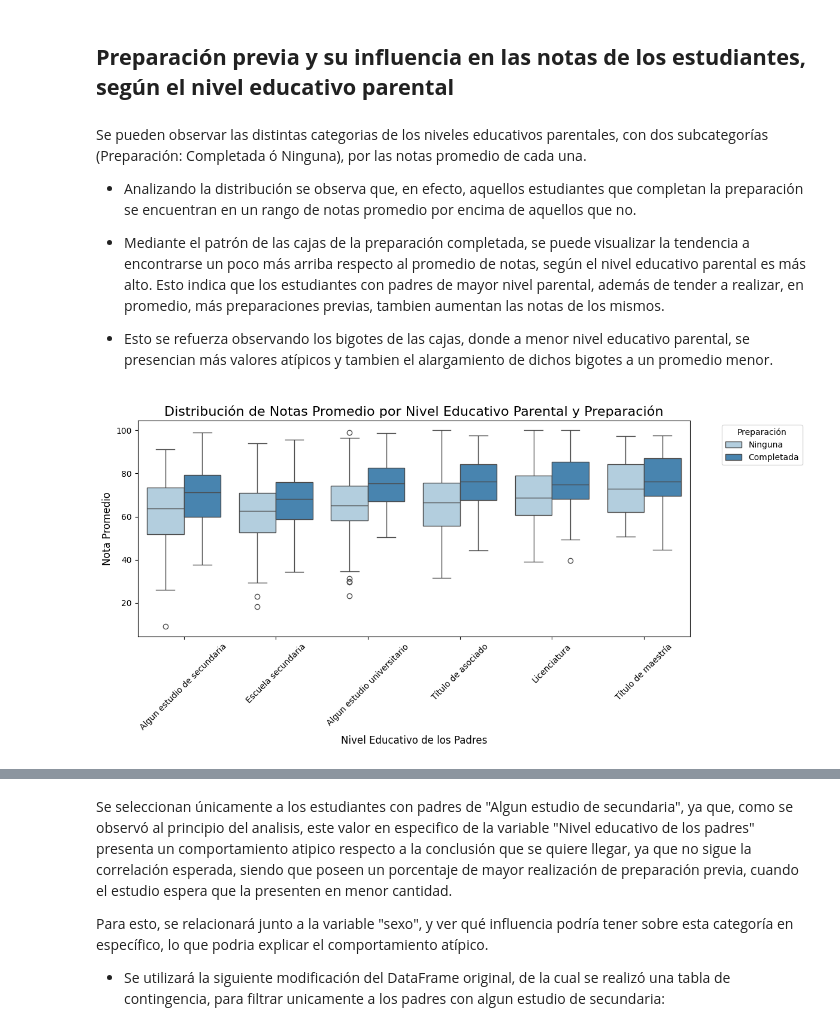
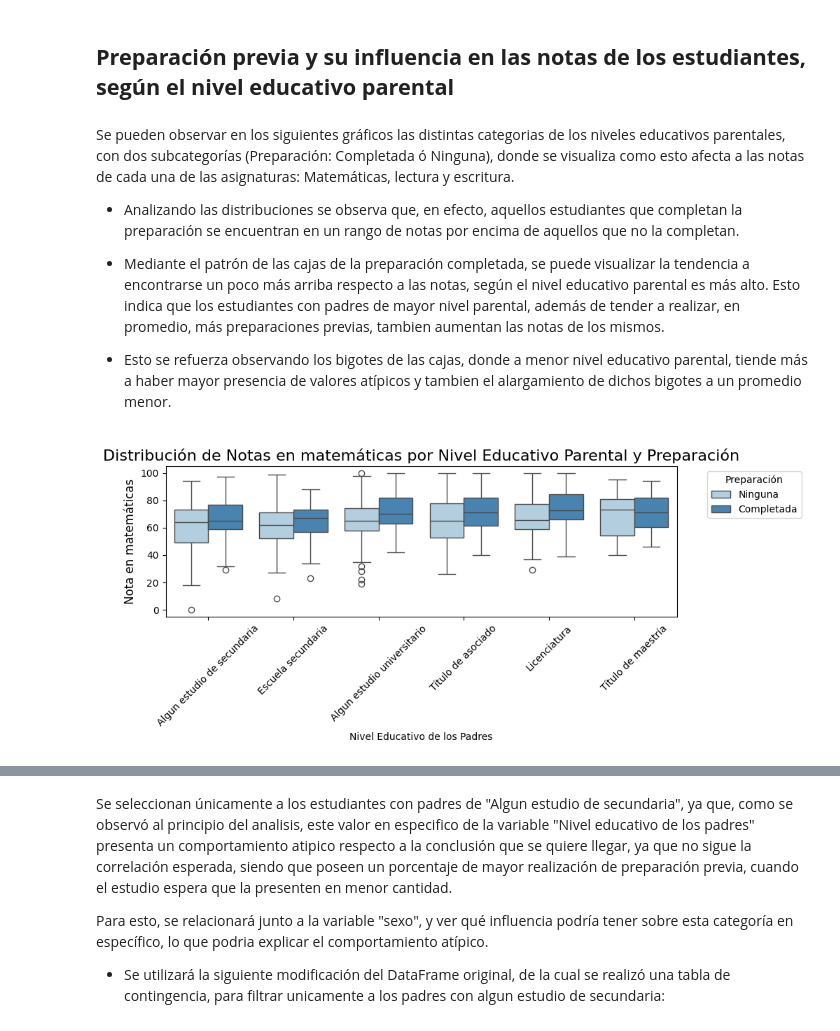
Before and after one commit to Zadquiel-niev/StudentsPerformance-G5-G6-Grupo-5, a Jupyter notebook: jupyter.ipynb, the cells around one changed output, grey strips where cells are left out. Cells and saved outputs as stored; diff of their text form; code cells hidden in the pictures.

Commit message:
Mejora visual

```diff
--- a/jupyter.ipynb
+++ b/jupyter.ipynb
@@ -29,8 +29,11 @@ csv = ('https://raw.githubusercontent.com/Rickfer14/StudentsPerformance-G5-G6-Gr
 'miento%20de%20los%20estudiantes%20de%205to%20y%206to%20grado.csv')
 df = pd.read_csv(csv)
 
-df = df.drop(columns=['Raza', 'Nota en matemáticas', 'Nota en lectura', 'Nota en escritura', 'Nota', 'Almuerzo'])
-
+#modificación de la BBDD para mejor legibilidad
+df = df.drop(columns=['Raza',  'Nota', 'Almuerzo', 'Promedio'])
+df = df.rename(columns={'Nota en matemáticas':'Matemática',
+                        'Nota en lectura':'lectura',
+                        'Nota en escritura':'Escritura'})
 #mostrar primeras 5 filas del csv
 df.head(5)
 # %% [output]
@@ -221,35 +224,35 @@ plt.show()
 # %% [markdown]
 ## **Preparación previa y su influencia en las notas de los estudiantes, según el nivel educativo parental**
 # %% [markdown]
-Se pueden observar las distintas categorias de los niveles educativos parentales, con dos subcategorías (Preparación: Completada ó Ninguna), por las notas promedio de cada una.
+Se pueden observar en los siguientes gráficos las distintas categorias de los niveles educativos parentales, con dos subcategorías (Preparación: Completada ó Ninguna), donde se visualiza como esto afecta a las notas de cada una de las asignaturas: Matemáticas, lectura y escritura.
 
-- Analizando la distribución se observa que, en efecto, aquellos estudiantes que completan la preparación se encuentran en un rango de notas promedio por encima de aquellos que no.
+- Analizando las distribuciones se observa que, en efecto, aquellos estudiantes que completan la preparación se encuentran en un rango de notas por encima de aquellos que no la completan.
 
-- Mediante el patrón de las cajas de la preparación completada, se puede visualizar la tendencia a encontrarse un poco más arriba respecto al promedio de notas, según el nivel educativo parental es más alto. Esto indica que los estudiantes con padres de mayor nivel parental, además de tender a realizar, en promedio, más preparaciones previas, tambien aumentan las notas de los mismos.
+- Mediante el patrón de las cajas de la preparación completada, se puede visualizar la tendencia a encontrarse un poco más arriba respecto a las notas, según el nivel educativo parental es más alto. Esto indica que los estudiantes con padres de mayor nivel parental, además de tender a realizar, en promedio, más preparaciones previas, tambien aumentan las notas de los mismos.
 
-- Esto se refuerza observando los bigotes de las cajas, donde a menor nivel educativo parental, se presencian más valores atípicos y tambien el alargamiento de dichos bigotes a un promedio menor.
+- Esto se refuerza observando los bigotes de las cajas, donde a menor nivel educativo parental, tiende más a haber mayor presencia de valores atípicos y tambien el alargamiento de dichos bigotes a un promedio menor.
 # %%
 # Creando el grafico
-plt.figure(figsize=(12, 6))
+plt.figure(figsize=(10, 4.5))
 sns.boxplot(
     x='Nivel educativo de los padres',
-    y='Promedio',
+    y='Nota en matemáticas',
     hue='Preparación',
     data=df,
     order=orden_jerarquico,
     palette='Blues'
 )
 
 # Añadir etiquetas y título
-plt.title('Distribución de Notas Promedio por Nivel Educativo Parental y Preparación', fontsize=16)
-plt.xlabel('Nivel Educativo de los Padres', fontsize=12)
-plt.ylabel('Nota Promedio', fontsize=12)
+plt.title('Distribución de Notas en matemáticas por Nivel Educativo Parental y Preparación', fontsize=16)
+plt.xlabel('Nivel Educativo de los Padres', fontsize=10)
+plt.ylabel('Nota en matemáticas', fontsize=12)
 plt.xticks(rotation=45)
 
 # Mostrar la leyenda
 plt.legend(title='Preparación', bbox_to_anchor=(1.05, 1), loc='upper left')
 
 # Ajustar el layout
 plt.tight_layout()
 # %% [output]
-[figure, old version]
+[figure, new version]
```
Also changed, not shown: parts of 4 cells of this notebook, 1 other file.
